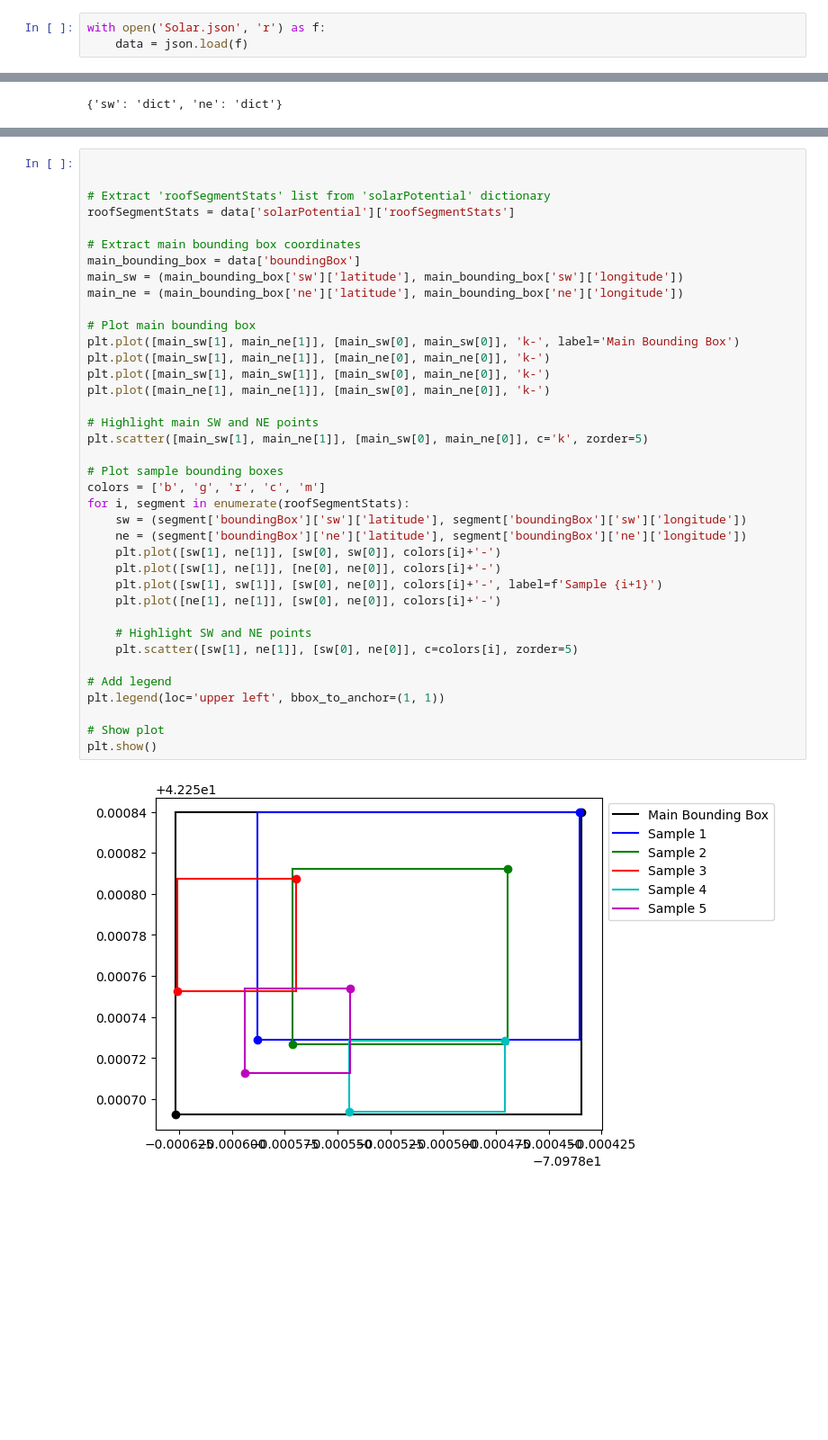
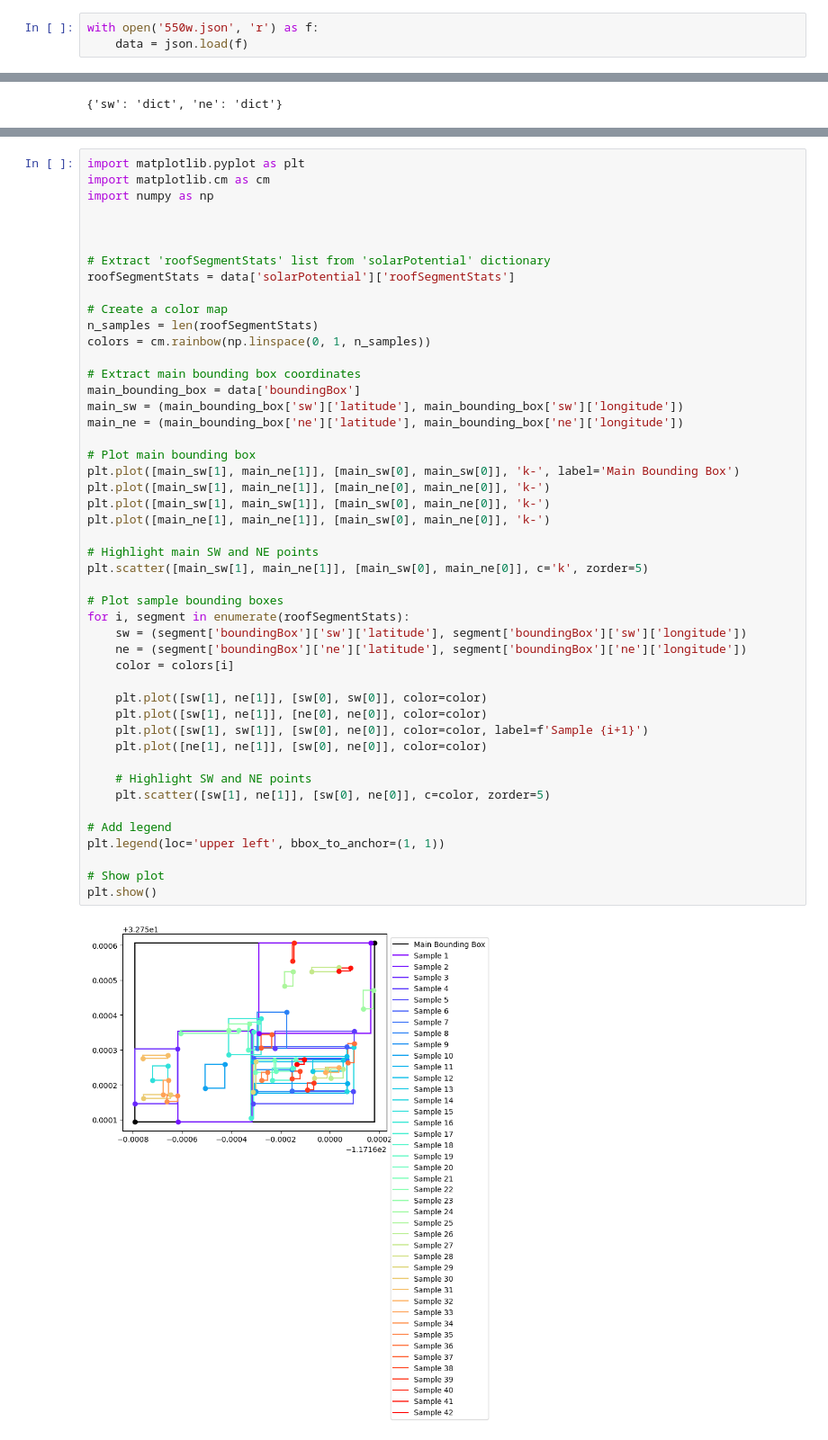
Before and after one commit to momova97/Solar_project, a Jupyter notebook: finance_solar.ipynb, the cells around one changed output, grey strips where cells are left out. Shown at 90% size. Cells and saved outputs as stored; diff of their text form; blank space fills up the shorter version.

```diff
--- a/finance_solar.ipynb
+++ b/finance_solar.ipynb
@@ -1,7 +1,7 @@
 # %%
 import json
 # %%
-with open('Solar.json', 'r') as f:
+with open('550w.json', 'r') as f:
     data = json.load(f)
 # %%
 for key, value in data.items():
@@ -345,43 +372,52 @@ Sample 5: {'pitchDegrees': 30.376875, 'azimuthDegrees': 227.45377, 'stats': {'ar
 # %%
+import matplotlib.pyplot as plt
+import matplotlib.cm as cm
+import numpy as np
+
 
 
 # Extract 'roofSegmentStats' list from 'solarPotential' dictionary
 roofSegmentStats = data['solarPotential']['roofSegmentStats']
+
+# Create a color map
+n_samples = len(roofSegmentStats)
+colors = cm.rainbow(np.linspace(0, 1, n_samples))
 
 # Extract main bounding box coordinates
 main_bounding_box = data['boundingBox']
 main_sw = (main_bounding_box['sw']['latitude'], main_bounding_box['sw']['longitude'])
 main_ne = (main_bounding_box['ne']['latitude'], main_bounding_box['ne']['longitude'])
 
 # Plot main bounding box
 plt.plot([main_sw[1], main_ne[1]], [main_sw[0], main_sw[0]], 'k-', label='Main Bounding Box')
 plt.plot([main_sw[1], main_ne[1]], [main_ne[0], main_ne[0]], 'k-')
 plt.plot([main_sw[1], main_sw[1]], [main_sw[0], main_ne[0]], 'k-')
 plt.plot([main_ne[1], main_ne[1]], [main_sw[0], main_ne[0]], 'k-')
 
 # Highlight main SW and NE points
 plt.scatter([main_sw[1], main_ne[1]], [main_sw[0], main_ne[0]], c='k', zorder=5)
 
 # Plot sample bounding boxes
-colors = ['b', 'g', 'r', 'c', 'm']
 for i, segment in enumerate(roofSegmentStats):
     sw = (segment['boundingBox']['sw']['latitude'], segment['boundingBox']['sw']['longitude'])
     ne = (segment['boundingBox']['ne']['latitude'], segment['boundingBox']['ne']['longitude'])
-    plt.plot([sw[1], ne[1]], [sw[0], sw[0]], colors[i]+'-')
-    plt.plot([sw[1], ne[1]], [ne[0], ne[0]], colors[i]+'-')
-    plt.plot([sw[1], sw[1]], [sw[0], ne[0]], colors[i]+'-', label=f'Sample {i+1}')
-    plt.plot([ne[1], ne[1]], [sw[0], ne[0]], colors[i]+'-')
+    color = colors[i]
+
+    plt.plot([sw[1], ne[1]], [sw[0], sw[0]], color=color)
+    plt.plot([sw[1], ne[1]], [ne[0], ne[0]], color=color)
+    plt.plot([sw[1], sw[1]], [sw[0], ne[0]], color=color, label=f'Sample {i+1}')
+    plt.plot([ne[1], ne[1]], [sw[0], ne[0]], color=color)
 
     # Highlight SW and NE points
-    plt.scatter([sw[1], ne[1]], [sw[0], ne[0]], c=colors[i], zorder=5)
+    plt.scatter([sw[1], ne[1]], [sw[0], ne[0]], c=color, zorder=5)
 
 # Add legend
 plt.legend(loc='upper left', bbox_to_anchor=(1, 1))
 
 # Show plot
 plt.show()
 # %% [output]
-[figure, old version]
+[figure, new version]
 # %%
 
 
```
Also changed, not shown: parts of 15 cells of this notebook, 1 other file.
